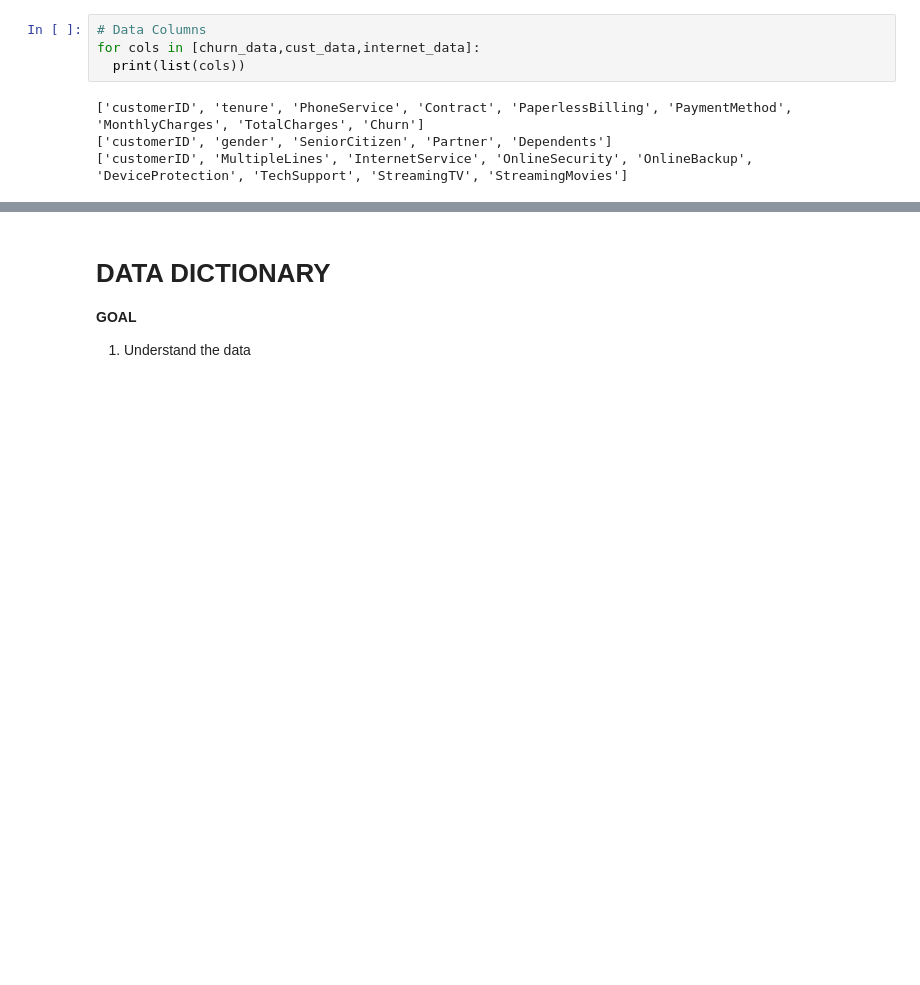
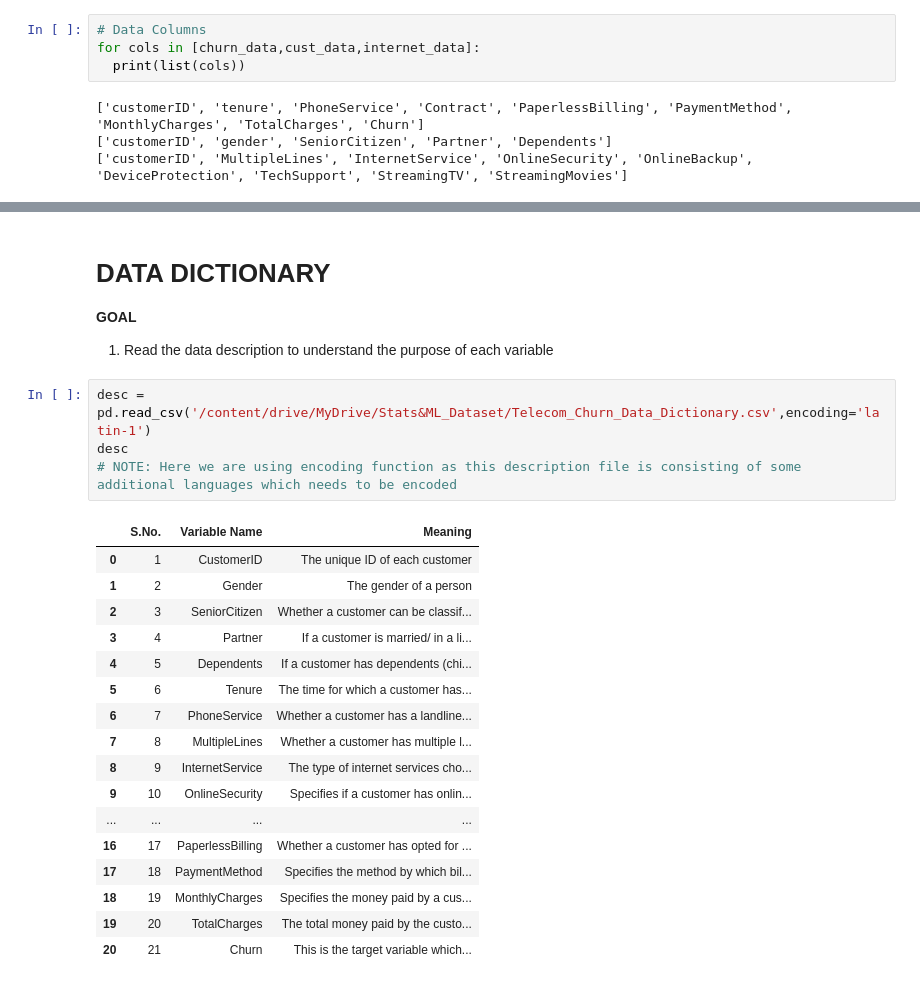
Before and after one commit to Theveetha/Telecom_Churn_Prediction, a Jupyter notebook: Telecom_Churn_Prediction.ipynb, the cells around one changed output, grey strips where cells are left out. Drawn from its saved outputs; the diff is of its cells as text; blank space fills up the shorter version.

```diff
--- a/Telecom_Churn_Prediction.ipynb
+++ b/Telecom_Churn_Prediction.ipynb
@@ -60,4 +73,26 @@ data.head()
 # %% [markdown]
 # **DATA DICTIONARY**
 **GOAL**
-1. Understand the data
+1. Read the data description to understand the purpose of each variable
+# %%
+desc = pd.read_csv('/content/drive/MyDrive/Stats&ML_Dataset/Telecom_Churn_Data_Dictionary.csv',encoding='latin-1')
+desc
+# NOTE: Here we are using encoding function as this description file is consisting of some additional languages which needs to be encoded
+# %% [output]
+|  | S.No. | Variable Name | Meaning |
+| 0 | 1 | CustomerID | The unique ID of each customer |
+| 1 | 2 | Gender | The gender of a person |
+| 2 | 3 | SeniorCitizen | Whether a customer can be classif... |
+| 3 | 4 | Partner | If a customer is married/ in a li... |
+| 4 | 5 | Dependents | If a customer has dependents (chi... |
+| 5 | 6 | Tenure | The time for which a customer has... |
+| 6 | 7 | PhoneService | Whether a customer has a landline... |
+| 7 | 8 | MultipleLines | Whether a customer has multiple l... |
+| 8 | 9 | InternetService | The type of internet services cho... |
+| 9 | 10 | OnlineSecurity | Specifies if a customer has onlin... |
+| ... | ... | ... | ... |
+| 16 | 17 | PaperlessBilling | Whether a customer has opted for ... |
+| 17 | 18 | PaymentMethod | Specifies the method by which bil... |
+| 18 | 19 | MonthlyCharges | Specifies the money paid by a cus... |
+| 19 | 20 | TotalCharges | The total money paid by the custo... |
+| 20 | 21 | Churn | This is the target variable which... |
```
Also changed, not shown: parts of 10 cells of this notebook.
